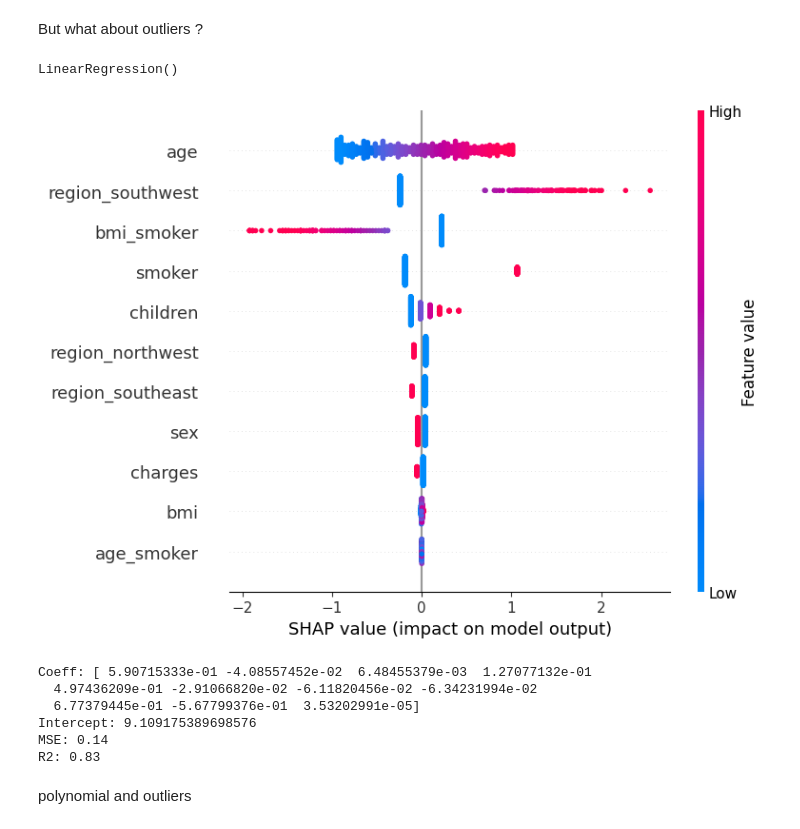
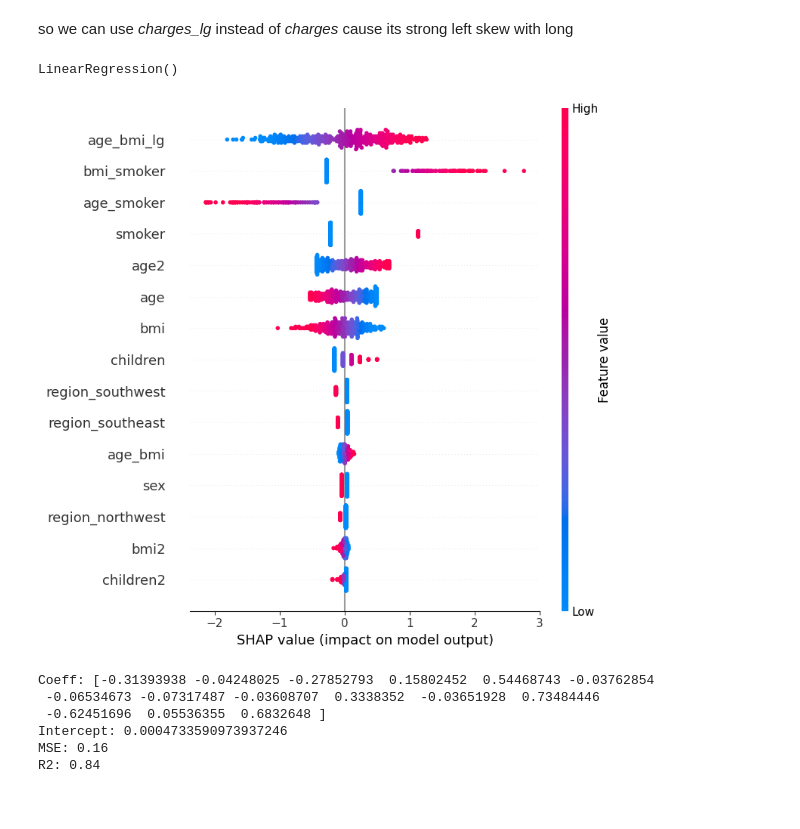
Before and after one commit to aRkDev21/LinearRegression, a Jupyter notebook: analysis.ipynb, the cells around one changed output. Drawn from its saved outputs; the diff is of its cells as text; code cells hidden in the pictures.

```diff
--- a/analysis.ipynb
+++ b/analysis.ipynb
@@ -1,5 +1,7 @@
 # %%
 import pandas as pd
+import numpy as np
+
 
 df = pd.read_csv("insurance.csv")
 
@@ -8,14 +10,17 @@ df = pd.get_dummies(df, columns=['region'], drop_first=True)
 df["smoker"] = [1 if i == "yes" else 0 for i in df["smoker"].values]
 df["sex"] = [1 if i == "male" else 0 for i in df["sex"].values]
 
-# df["bmi2"] = df["bmi"] ** 2
-# df["age2"] = df["age"] ** 2
-# df["children2"] = df["children"] ** 2
+df["bmi2"] = df["bmi"] ** 2
+df["age2"] = df["age"] ** 2
+df["children2"] = df["children"] ** 2
 
 df["bmi_smoker"] = df["bmi"] * df["smoker"]
 df["age_smoker"] = df["age"] * df["smoker"]
 df["age_bmi"] = df["age"] * df["bmi"]
 
+df["age_bmi_lg"] = np.log1p(df["age_bmi"])
+df["charges_lg"] = np.log1p(df["charges"])
+
 df.hist(figsize=(20, 20))
 df.corr()
 # %% [output]
@@ -36,51 +46,48 @@ df.corr()
 # %% [markdown]
-But what about outliers ?
+so we can use *charges_lg* instead of *charges* cause its strong left skew with long
+# %%
+df.drop(columns=['charges'], axis=1, inplace=True)
 # %%
 from sklearn.model_selection import train_test_split
 from sklearn.preprocessing import StandardScaler
 from sklearn.linear_model import LinearRegression
 import numpy as np
 
-train_set, test_set = train_test_split(df, test_size=0.3, random_state=42)
-train_y = np.log1p(train_set['charges'])
-train_x = train_set.drop('charges', axis=1)
+scaler = StandardScaler()
+scaler.fit(df)
+df_sc = scaler.transform(df)
+train, test = train_test_split(df_sc, test_size=0.3, random_state=42)
 
-test_y = np.log1p(test_set['charges'])
-test_x = test_set.drop('charges', axis=1)
+X_train = train[:, :-1]
+y_train = train.T[-1]
 
-scaler = StandardScaler()
-scaler.fit(train_x)
-train_x_sc = scaler.transform(train_x)
-scaler.fit(test_x)
-test_x_sc = scaler.transform(test_x)
+X_test = test[:, :-1]
+y_test = test.T[-1]
 # %%
-
 lin_reg = LinearRegression()
-lin_reg.fit(train_x_sc, train_y)
+lin_reg.fit(X_train, y_train)
 # %% [output]
 LinearRegression()
 # %%
 import shap
 
-explainer = shap.Explainer(lin_reg, train_x_sc)
-shap_values = explainer(test_x_sc)
+explainer = shap.Explainer(lin_reg, X_train)
+shap_values = explainer(X_test)
 
-shap.summary_plot(shap_values, test_x_sc, feature_names=df.columns, sort=True)
+shap.summary_plot(shap_values, X_test, feature_names=df.columns, sort=True)
 # %% [output]
-[figure, old version]
+[figure, new version]
 # %%
 from sklearn.metrics import mean_squared_error, r2_score
 
-y_pred = lin_reg.predict(test_x_sc)
-mse = mean_squared_error(test_y, y_pred)
-r2 = r2_score(test_y, y_pred)
+y_pred = lin_reg.predict(X_test)
+mse = mean_squared_error(y_test, y_pred)
+r2 = r2_score(y_test, y_pred)
 print(f"Coeff: {lin_reg.coef_}\nIntercept: {lin_reg.intercept_}\nMSE: {mse:.2f}\nR2: {r2:.2f}")
 # %% [output]
-Coeff: [ 5.90715333e-01 -4.08557452e-02  6.48455379e-03  1.27077132e-01
-  4.97436209e-01 -2.91066820e-02 -6.11820456e-02 -6.34231994e-02
-  6.77379445e-01 -5.67799376e-01  3.53202991e-05]
-Intercept: 9.109175389698576
-MSE: 0.14
-R2: 0.83
+Coeff: [-0.31393938 -0.04248025 -0.27852793  0.15802452  0.54468743 -0.03762854
+ -0.06534673 -0.07317487 -0.03608707  0.3338352  -0.03651928  0.73484446
+ -0.62451696  0.05536355  0.6832648 ]
+Intercept: 0.0004733590973937246
+MSE: 0.16
+R2: 0.84
-# %% [markdown]
-polynomial and outliers
```
Also changed, not shown: parts of 7 cells of this notebook, 1 other file.
